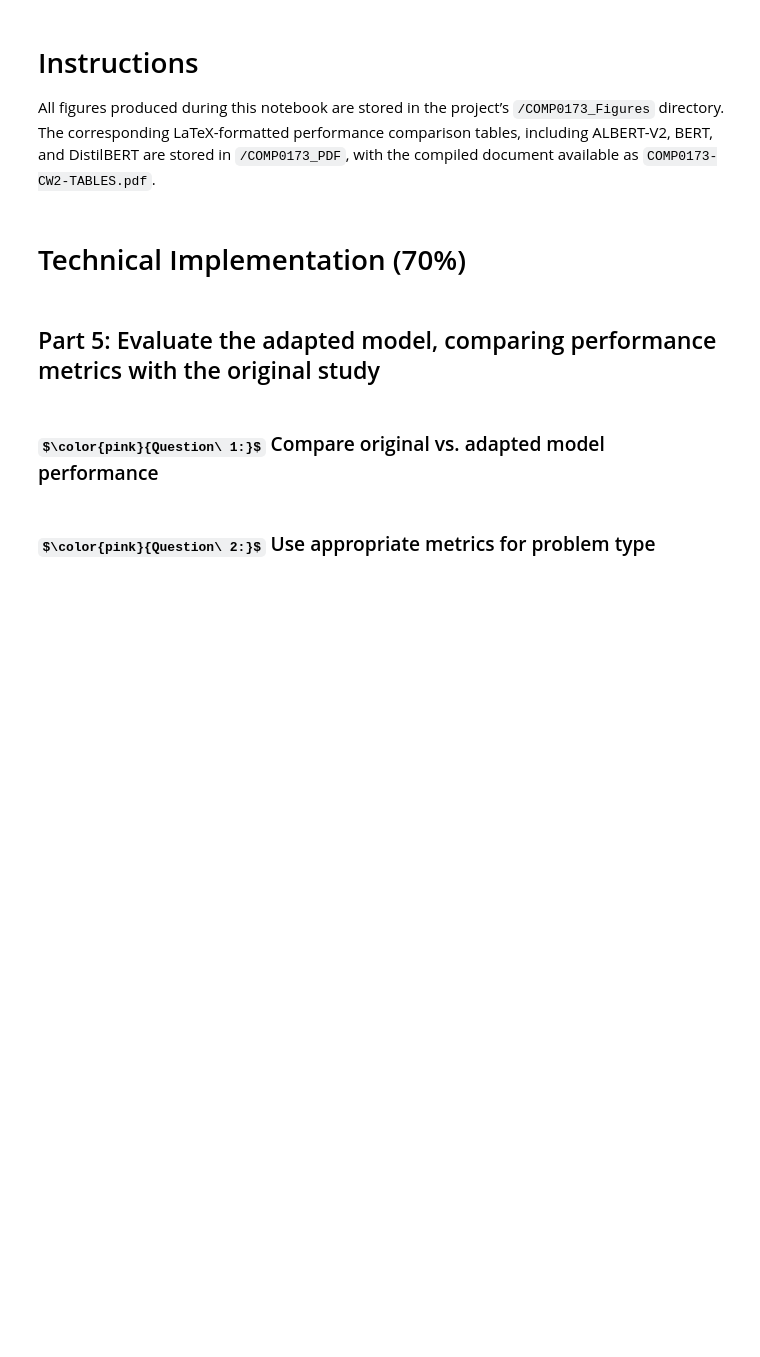
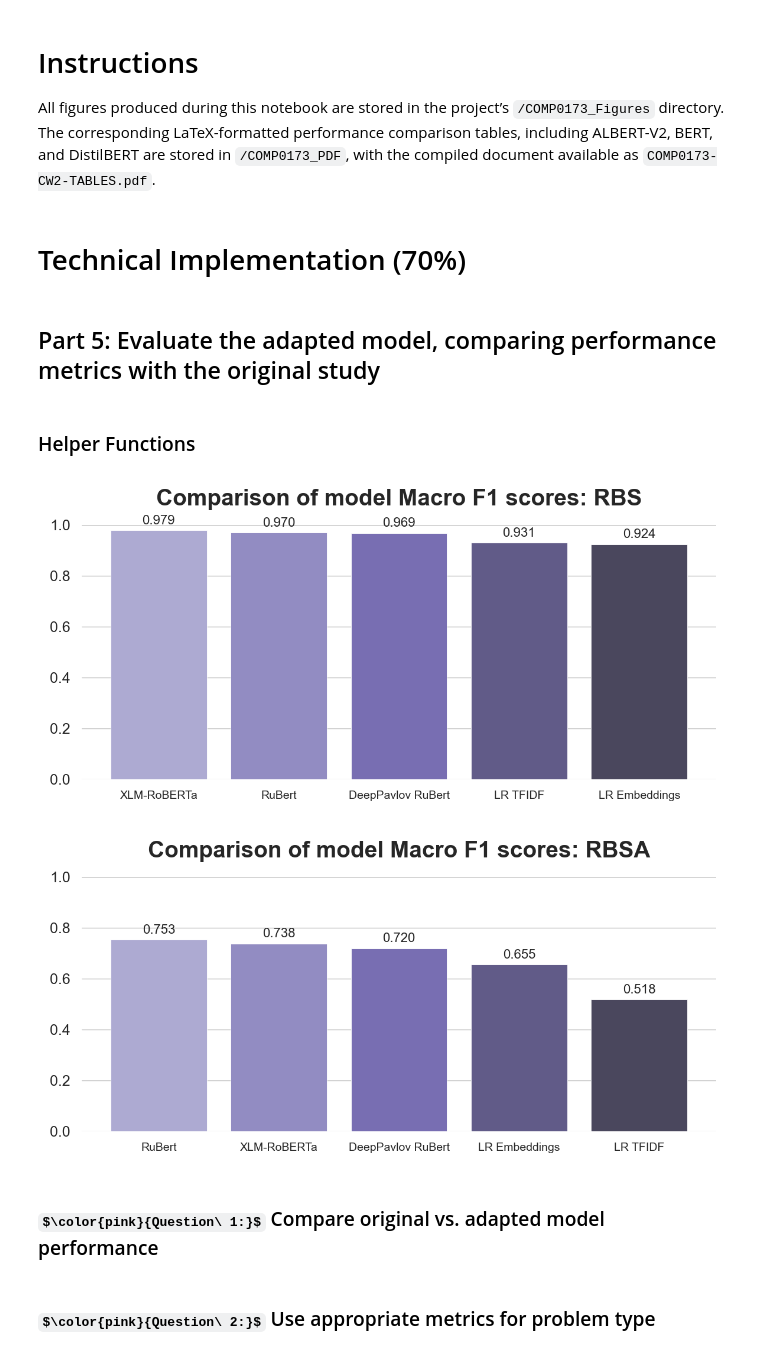
Before and after one commit to n1nt3nd0sw1tch/HEARTS-Text-Stereotype-Detection, a Jupyter notebook: COMP0173-CW2-NOTEBOOK-Eval-P4.ipynb, the cells around one changed output. Cells and saved outputs as stored; diff of their text form; code cells hidden in the pictures; some formulas as TeX source; blank space fills up the shorter version.

```diff
--- a/COMP0173-CW2-NOTEBOOK-Eval-P4.ipynb
+++ b/COMP0173-CW2-NOTEBOOK-Eval-P4.ipynb
@@ -110,3 +110,23 @@ from Sentiment_Toxicity_Analysis_Ru import analyse_sentiment_and_regard
 # os.getcwd()
 # %% [markdown]
 ## Part 5: Evaluate the adapted model, comparing performance metrics with the original study
+# %% [markdown]
+### Helper Functions
+# %%
+def extract_macro_f1(path):
+    df = pd.read_csv(path)
+    row = df[df.iloc[:, 0].str.contains("macro", case=False, na=False)]
+    return float(row["f1-score"].values[0])
+# %%
+def build_table(dataset_name):
+    rows = []
+    for model_name, folder in MODEL_FOLDERS.items():
+        report_path = os.path.join(folder, dataset_name, "classification_report.csv")
+        if os.path.exists(report_path):
+            macro = extract_macro_f1(report_path)
+            rows.append([model_name, macro])
+
+    df = pd.DataFrame(rows, columns=["Model", "Macro F1"])
+    df = df.sort_values("Macro F1", ascending=False).reset_index(drop=True)
+
+    return df
@@ -113,3 +195,22 @@ from Sentiment_Toxicity_Analysis_Ru import analyse_sentiment_and_regard
+# %%
+MODEL_FOLDERS = {
+    "LR TFIDF": "result_output_LR_tfidf",
+    "LR Embeddings": "result_output_LR_embedding",
+    "DeepPavlov RuBert": "result_output_deeppavlov_rubert",
+    "RuBert": "result_output_ruberta_base",
+    "XLM-RoBERTa": "result_output_xlm_roberta_base",
+}
+
+DATASETS = ["rubist_trained", "rubist_second_trained"]
+
+table_A = build_table("rubist_trained")
+table_B = build_table("rubist_second_trained")
+# %%
+plot_table(table_A, "Comparison of model Macro F1 scores: RBS")
+plot_table(table_B, "Comparison of model Macro F1 scores: RBSA")
+# %% [output]
+[figure, added]
+[figure, added]
 # %% [markdown]
 ### $\color{pink}{Question\ 1:}$ Compare original vs. adapted model performance
 # %% [markdown]
```
Also changed, not shown: parts of 1 cell of this notebook, 9 other files.
